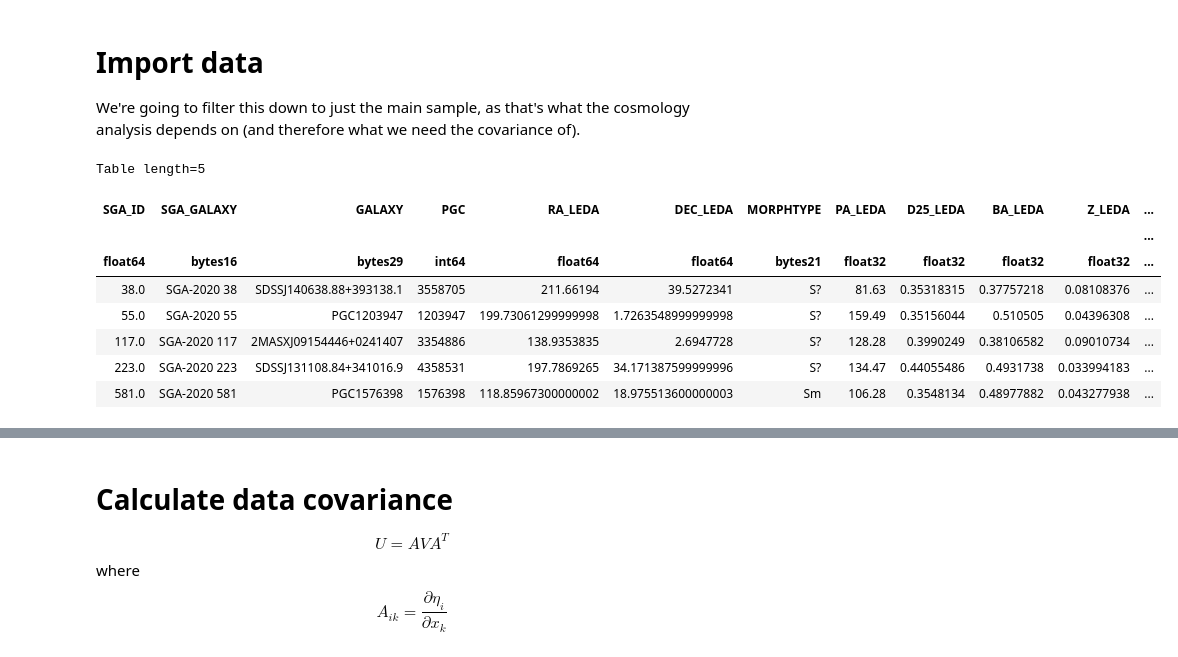
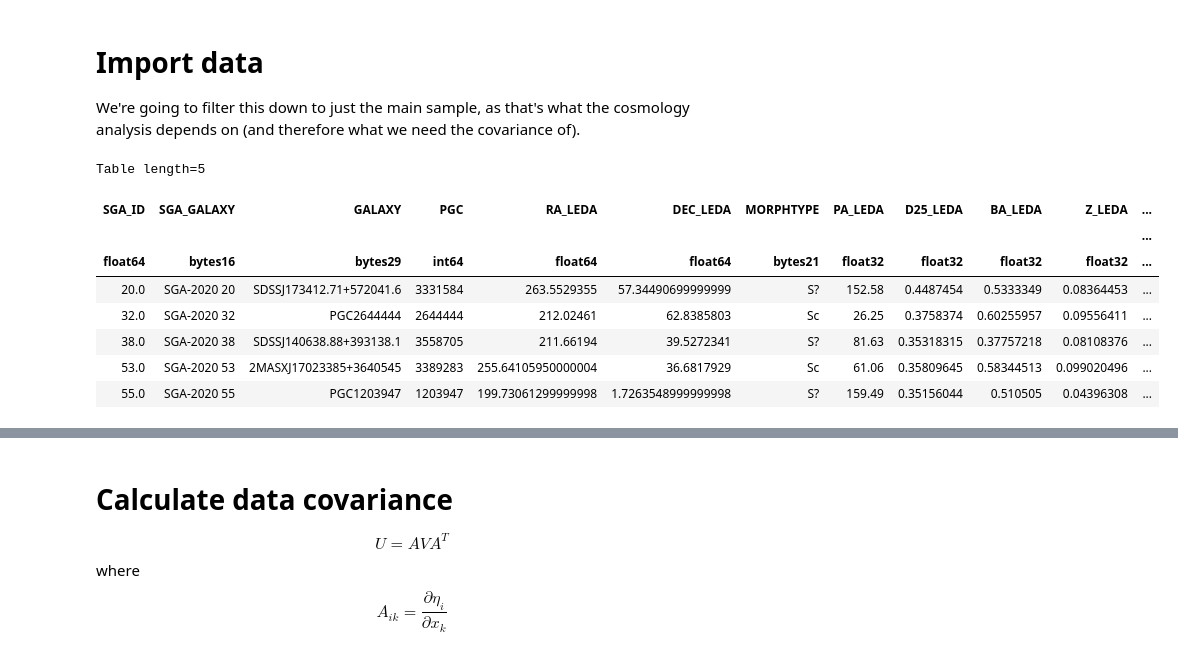
Before and after one commit to DESI-UR/DESI_SGA, a Jupyter notebook: TF/Y1/TF_Y1_cov.ipynb, the cells around one changed output, grey strips where cells are left out. Saved outputs shown, nothing was run; the diff lists cells and outputs as text; code cells hidden in the pictures.

```diff
--- a/TF/Y1/TF_Y1_cov.ipynb
+++ b/TF/Y1/TF_Y1_cov.ipynb
@@ -34,22 +39,25 @@ N_params,_ = np.shape(cov_tfr)
 
 We're going to filter this down to just the main sample, as that's what the cosmology analysis depends on (and therefore what we need the covariance of).
 # %%
-data_directory = '/Users/kdouglass/Documents/Research/data/DESI/Y1/'
+# data_directory = '/Users/kdouglass/Documents/Research/data/DESI/Y1/'
+data_directory = '/global/cfs/cdirs/desi/science/td/pv/tfgalaxies/Y3/'
+# data_directory = '/global/cfs/cdirs/desi/science/td/pv/tfgalaxies/Y1/systematic_tests/'
 
-tf_catalog = 'DESI-DR1_TF_pv_cat_v15.fits'
+# tf_catalog = 'DESI-DR1_TF_pv_test_cat_v7b.fits'
+tf_catalog = 'DESI-DR2_TF_pv_cat_v3.fits'
 
 tf_targets = Table.read(data_directory + tf_catalog)
 tf_targets[:5]
 # %% [output]
 Table length=5
 | SGA_ID | SGA_GALAXY | GALAXY | PGC | RA_LEDA | DEC_LEDA | MORPHTYPE | PA_LEDA | D25_LEDA | BA_LEDA | Z_LEDA | ... |
 |  |  |  |  |  |  |  |  |  |  |  | ... |
 | float64 | bytes16 | bytes29 | int64 | float64 | float64 | bytes21 | float32 | float32 | float32 | float32 | ... |
+| 20.0 | SGA-2020 20 | SDSSJ173412.71+572041.6 | 3331584 | 263.5529355 | 57.34490699999999 | S? | 152.58 | 0.4487454 | 0.5333349 | 0.08364453 | ... |
+| 32.0 | SGA-2020 32 | PGC2644444 | 2644444 | 212.02461 | 62.8385803 | Sc | 26.25 | 0.3758374 | 0.60255957 | 0.09556411 | ... |
 | 38.0 | SGA-2020 38 | SDSSJ140638.88+393138.1 | 3558705 | 211.66194 | 39.5272341 | S? | 81.63 | 0.35318315 | 0.37757218 | 0.08108376 | ... |
+| 53.0 | SGA-2020 53 | 2MASXJ17023385+3640545 | 3389283 | 255.64105950000004 | 36.6817929 | Sc | 61.06 | 0.35809645 | 0.58344513 | 0.099020496 | ... |
 | 55.0 | SGA-2020 55 | PGC1203947 | 1203947 | 199.73061299999998 | 1.7263548999999998 | S? | 159.49 | 0.35156044 | 0.510505 | 0.04396308 | ... |
-| 117.0 | SGA-2020 117 | 2MASXJ09154446+0241407 | 3354886 | 138.9353835 | 2.6947728 | S? | 128.28 | 0.3990249 | 0.38106582 | 0.09010734 | ... |
-| 223.0 | SGA-2020 223 | SDSSJ131108.84+341016.9 | 4358531 | 197.7869265 | 34.171387599999996 | S? | 134.47 | 0.44055486 | 0.4931738 | 0.033994183 | ... |
-| 581.0 | SGA-2020 581 | PGC1576398 | 1576398 | 118.85967300000002 | 18.975513600000003 | Sm | 106.28 | 0.3548134 | 0.48977882 | 0.043277938 | ... |
 # %%
 # Only use the main sample
 tf_main = tf_targets[tf_targets['MAIN']]
```
Also changed, not shown: parts of 11 cells of this notebook.
